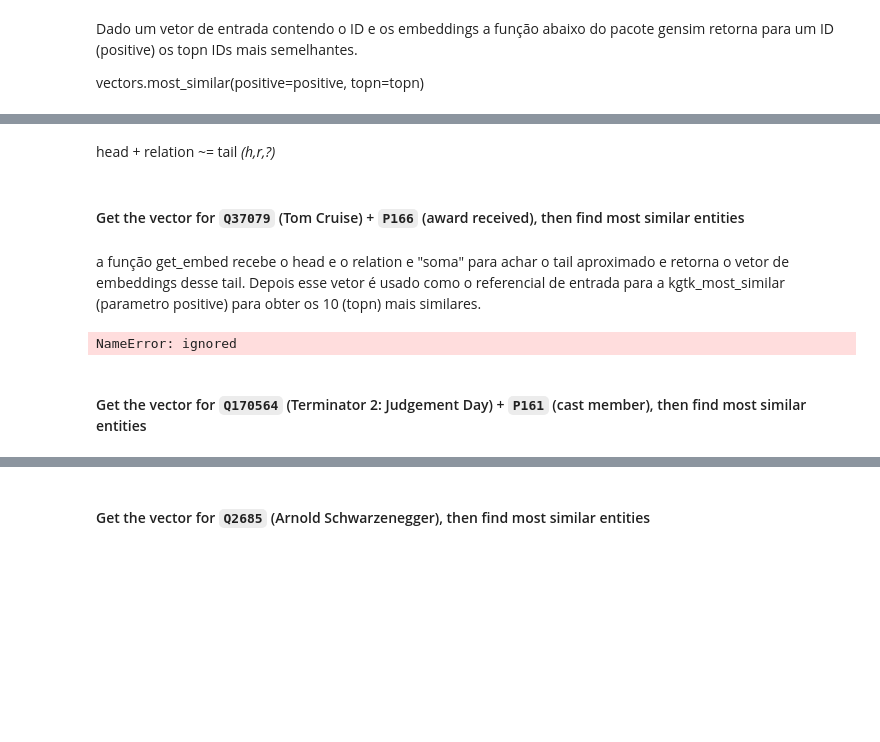
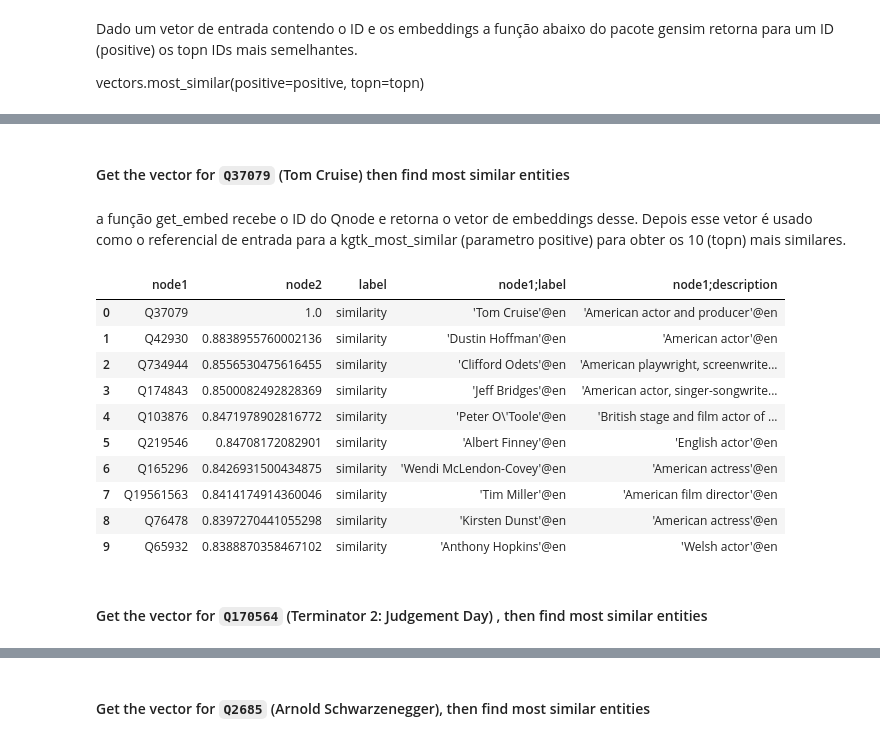
Before and after one commit to versant2612/jnotebooks, a Jupyter notebook: kgtk/03_kg_graph_embeddingsRESCAL.ipynb, the cells around one changed output, grey strips where cells are left out. Cells and saved outputs as stored; diff of their text form; code cells hidden in the pictures; blank space fills up the shorter version.

```diff
--- a/kgtk/03_kg_graph_embeddingsRESCAL.ipynb
+++ b/kgtk/03_kg_graph_embeddingsRESCAL.ipynb
@@ -312,28 +264,28 @@ For example, Qnode: `Q37079` = Tom Cruise, Property: `P166` = awards received an
-# %% [markdown]
-head + relation ~= tail *(h,r,?)*
-# %%
-def get_embed(head, relation=None):
-    ''' This function generate the embeddings for the tail entities:
-            Head entities: Obtained from the model
-            Head + relation: Obtained using torch
-        :param head: subject Qnode
-        :param relation: optional property
-    '''
-    if relation is None:
-        return arnold_embedding[entity_to_index[head], :].detach().numpy()
-    return  operator_lhs(
-                arnold_embedding[entity_to_index[head], :].view(1, vector_dimension),
-                torch.tensor([rel_index[relation]])
-            ).detach().numpy()[0]
+# %%
+def get_embed(head, relation=None):
+
+    if relation is None:
+        return ge_vectors[head]
+    return
 # %% [markdown]
-#### Get the vector for `Q37079` (Tom Cruise) + `P166` (award received), then find most similar entities
+#### Get the vector for `Q37079` (Tom Cruise) then find most similar entities
 # %% [markdown]
-a função get_embed recebe o head e o relation e "soma" para achar o tail aproximado e retorna o vetor de embeddings desse tail. Depois esse vetor é usado como o referencial de entrada para a kgtk_most_similar (parametro positive) para obter os 10 (topn) mais similares.
+a função get_embed recebe o ID do Qnode e retorna o vetor de embeddings desse. Depois esse vetor é usado como o referencial de entrada para a kgtk_most_similar (parametro positive) para obter os 10 (topn) mais similares.
 # %%
-_vector = get_embed('Q37079', 'P166')
+_vector = get_embed('Q37079')
 kgtk_most_similar(ge_vectors, positive=[_vector], topn=10)
 # %% [output]
-NameError: ignored
+|  | node1 | node2 | label | node1;label | node1;description |
+| 0 | Q37079 | 1.0 | similarity | 'Tom Cruise'@en | 'American actor and producer'@en |
+| 1 | Q42930 | 0.8838955760002136 | similarity | 'Dustin Hoffman'@en | 'American actor'@en |
+| 2 | Q734944 | 0.8556530475616455 | similarity | 'Clifford Odets'@en | 'American playwright, screenwrite... |
+| 3 | Q174843 | 0.8500082492828369 | similarity | 'Jeff Bridges'@en | 'American actor, singer-songwrite... |
+| 4 | Q103876 | 0.8471978902816772 | similarity | 'Peter O\'Toole'@en | 'British stage and film actor of ... |
+| 5 | Q219546 | 0.84708172082901 | similarity | 'Albert Finney'@en | 'English actor'@en |
+| 6 | Q165296 | 0.8426931500434875 | similarity | 'Wendi McLendon-Covey'@en | 'American actress'@en |
+| 7 | Q19561563 | 0.8414174914360046 | similarity | 'Tim Miller'@en | 'American film director'@en |
+| 8 | Q76478 | 0.8397270441055298 | similarity | 'Kirsten Dunst'@en | 'American actress'@en |
+| 9 | Q65932 | 0.8388870358467102 | similarity | 'Anthony Hopkins'@en | 'Welsh actor'@en |
 # %% [markdown]
-#### Get the vector for `Q170564` (Terminator 2: Judgement Day) + `P161` (cast member), then find most similar entities
+#### Get the vector for `Q170564` (Terminator 2: Judgement Day) , then find most similar entities
 # %%
```
Also changed, not shown: parts of 14 cells of this notebook.
